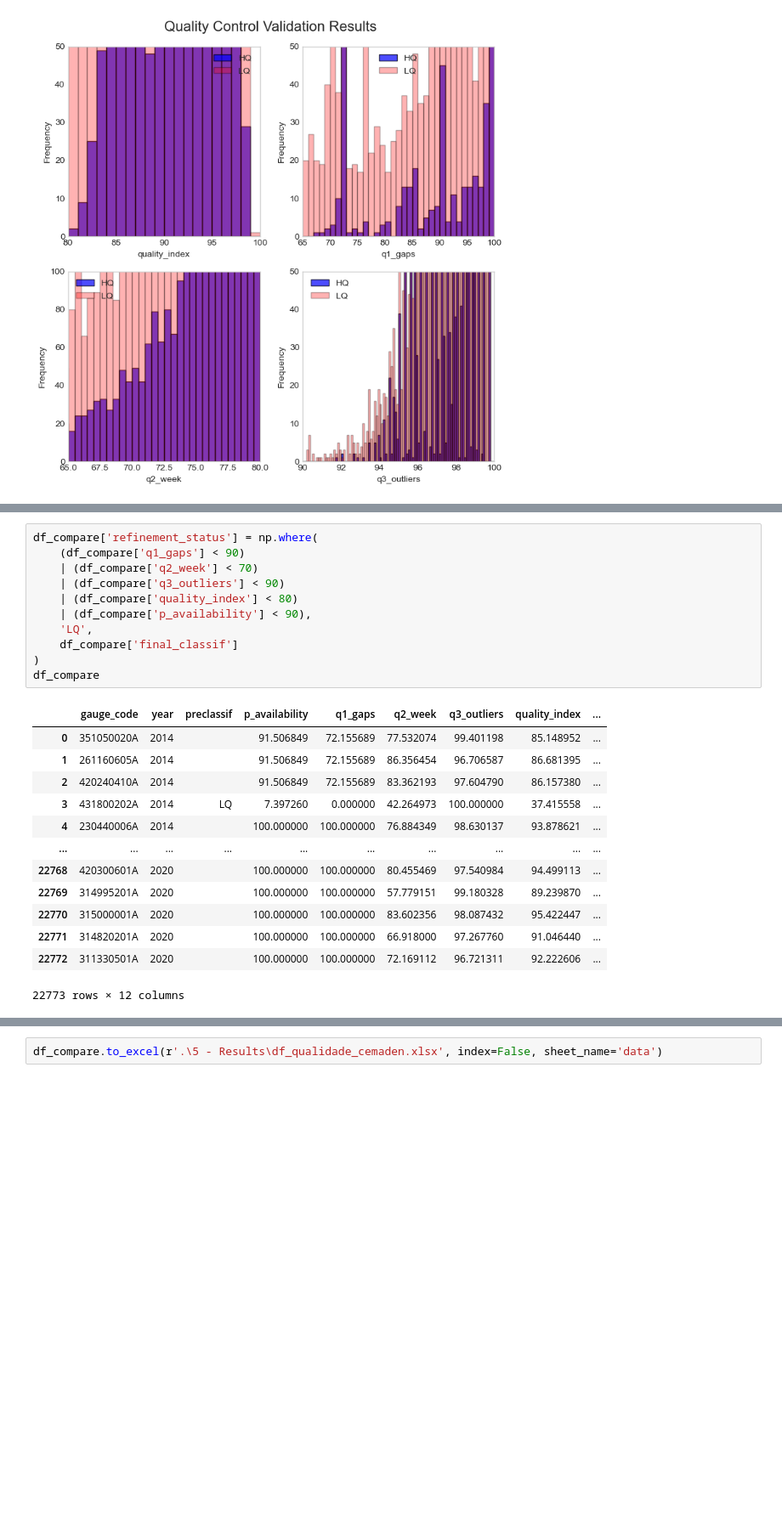
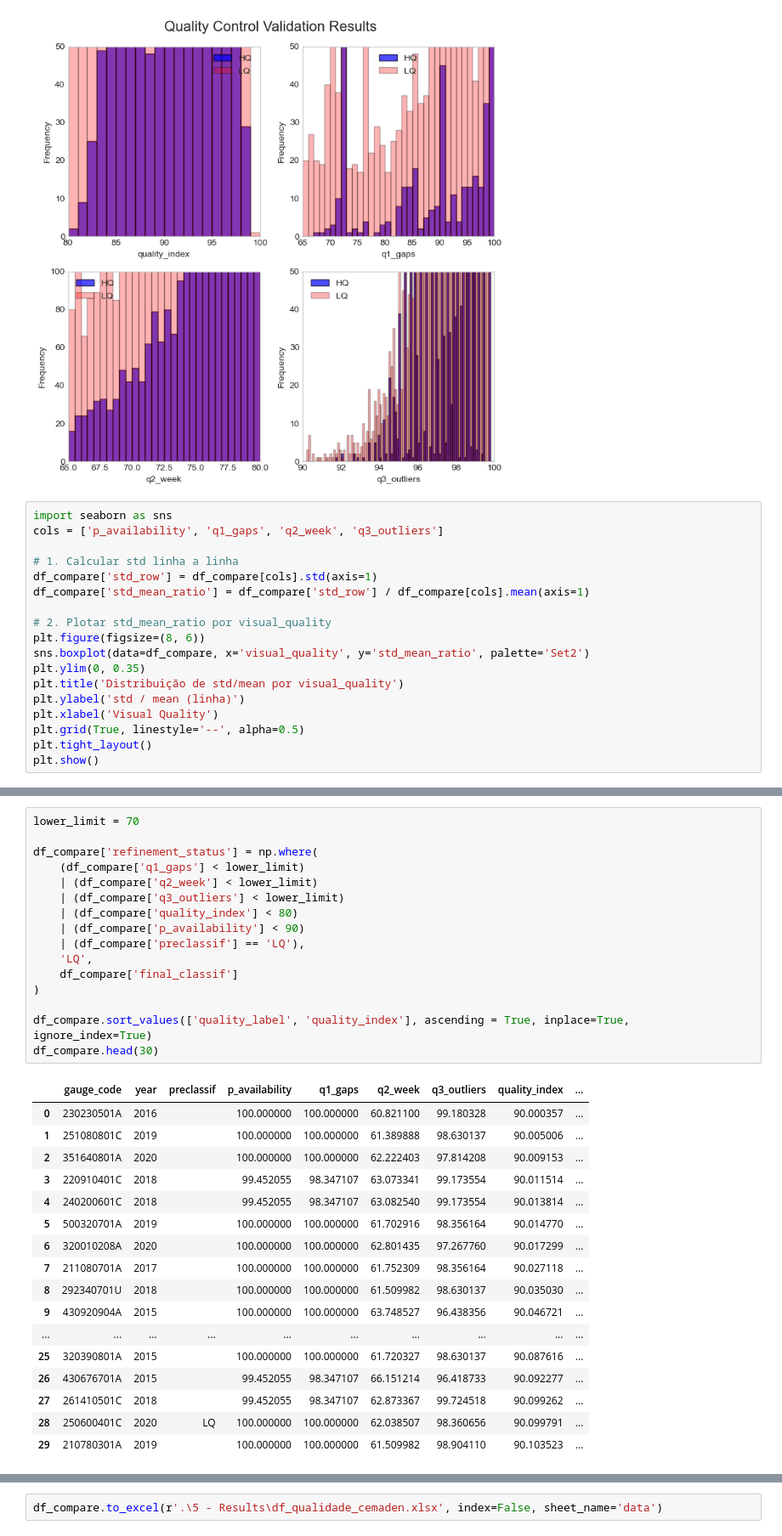
Before and after one commit to LARHENA/UFPB_Brain-D, a Jupyter notebook: Scripts e Dados/2.8 - Quality Control Validation (CEMADEN).ipynb, the cells around one changed output, grey strips where cells are left out. Shown at 85% size. Cells and saved outputs as stored; diff of their text form; blank space fills up the shorter version.

Commit message:
v5 - Quality Control Cemaden (minimum value to q1, q2, q3)

```diff
--- a/Scripts e Dados/2.8 - Quality Control Validation (CEMADEN).ipynb
+++ b/Scripts e Dados/2.8 - Quality Control Validation (CEMADEN).ipynb
@@ -246,3 +246,21 @@ plt.show()
 plt.close()
 # %% [output]
 [figure]
+# %%
+import seaborn as sns
+cols = ['p_availability', 'q1_gaps', 'q2_week', 'q3_outliers']
+
+# 1. Calcular std linha a linha
+df_compare['std_row'] = df_compare[cols].std(axis=1)
+df_compare['std_mean_ratio'] = df_compare['std_row'] / df_compare[cols].mean(axis=1)
+
+# 2. Plotar std_mean_ratio por visual_quality
+plt.figure(figsize=(8, 6))
+sns.boxplot(data=df_compare, x='visual_quality', y='std_mean_ratio', palette='Set2')
+plt.ylim(0, 0.35)
+plt.title('Distribuição de std/mean por visual_quality')
+plt.ylabel('std / mean (linha)')
+plt.xlabel('Visual Quality')
+plt.grid(True, linestyle='--', alpha=0.5)
+plt.tight_layout()
+plt.show()
@@ -249,25 +353,34 @@ plt.close()
 # %%
+lower_limit = 70
+
 df_compare['refinement_status'] = np.where(
-    (df_compare['q1_gaps'] < 90)
-    | (df_compare['q2_week'] < 70)
-    | (df_compare['q3_outliers'] < 90)
+    (df_compare['q1_gaps'] < lower_limit)
+    | (df_compare['q2_week'] < lower_limit)
+    | (df_compare['q3_outliers'] < lower_limit)
     | (df_compare['quality_index'] < 80)
-    | (df_compare['p_availability'] < 90),
+    | (df_compare['p_availability'] < 90)
+    | (df_compare['preclassif'] == 'LQ'),
     'LQ',
     df_compare['final_classif']
 )
-df_compare
+
+df_compare.sort_values(['quality_label', 'quality_index'], ascending = True, inplace=True, ignore_index=True)
+df_compare.head(30)
 # %% [output]
 |  | gauge_code | year | preclassif | p_availability | q1_gaps | q2_week | q3_outliers | quality_index | ... |
-| 0 | 351050020A | 2014 |  | 91.506849 | 72.155689 | 77.532074 | 99.401198 | 85.148952 | ... |
-| 1 | 261160605A | 2014 |  | 91.506849 | 72.155689 | 86.356454 | 96.706587 | 86.681395 | ... |
-| 2 | 420240410A | 2014 |  | 91.506849 | 72.155689 | 83.362193 | 97.604790 | 86.157380 | ... |
-| 3 | 431800202A | 2014 | LQ | 7.397260 | 0.000000 | 42.264973 | 100.000000 | 37.415558 | ... |
-| 4 | 230440006A | 2014 |  | 100.000000 | 100.000000 | 76.884349 | 98.630137 | 93.878621 | ... |
+| 0 | 230230501A | 2016 |  | 100.000000 | 100.000000 | 60.821100 | 99.180328 | 90.000357 | ... |
+| 1 | 251080801C | 2019 |  | 100.000000 | 100.000000 | 61.389888 | 98.630137 | 90.005006 | ... |
+| 2 | 351640801A | 2020 |  | 100.000000 | 100.000000 | 62.222403 | 97.814208 | 90.009153 | ... |
+| 3 | 220910401C | 2018 |  | 99.452055 | 98.347107 | 63.073341 | 99.173554 | 90.011514 | ... |
+| 4 | 240200601C | 2018 |  | 99.452055 | 98.347107 | 63.082540 | 99.173554 | 90.013814 | ... |
+| 5 | 500320701A | 2019 |  | 100.000000 | 100.000000 | 61.702916 | 98.356164 | 90.014770 | ... |
+| 6 | 320010208A | 2020 |  | 100.000000 | 100.000000 | 62.801435 | 97.267760 | 90.017299 | ... |
+| 7 | 211080701A | 2017 |  | 100.000000 | 100.000000 | 61.752309 | 98.356164 | 90.027118 | ... |
+| 8 | 292340701U | 2018 |  | 100.000000 | 100.000000 | 61.509982 | 98.630137 | 90.035030 | ... |
+| 9 | 430920904A | 2015 |  | 100.000000 | 100.000000 | 63.748527 | 96.438356 | 90.046721 | ... |
 | ... | ... | ... | ... | ... | ... | ... | ... | ... | ... |
-| 22768 | 420300601A | 2020 |  | 100.000000 | 100.000000 | 80.455469 | 97.540984 | 94.499113 | ... |
-| 22769 | 314995201A | 2020 |  | 100.000000 | 100.000000 | 57.779151 | 99.180328 | 89.239870 | ... |
-| 22770 | 315000001A | 2020 |  | 100.000000 | 100.000000 | 83.602356 | 98.087432 | 95.422447 | ... |
-| 22771 | 314820201A | 2020 |  | 100.000000 | 100.000000 | 66.918000 | 97.267760 | 91.046440 | ... |
-| 22772 | 311330501A | 2020 |  | 100.000000 | 100.000000 | 72.169112 | 96.721311 | 92.222606 | ... |
+| 25 | 320390801A | 2015 |  | 100.000000 | 100.000000 | 61.720327 | 98.630137 | 90.087616 | ... |
+| 26 | 430676701A | 2015 |  | 99.452055 | 98.347107 | 66.151214 | 96.418733 | 90.092277 | ... |
+| 27 | 261410501C | 2018 |  | 99.452055 | 98.347107 | 62.873367 | 99.724518 | 90.099262 | ... |
+| 28 | 250600401C | 2020 | LQ | 100.000000 | 100.000000 | 62.038507 | 98.360656 | 90.099791 | ... |
+| 29 | 210780301A | 2019 |  | 100.000000 | 100.000000 | 61.509982 | 98.904110 | 90.103523 | ... |
-22773 rows × 12 columns
```
Also changed, not shown: parts of 13 cells of this notebook, 2 other files.
